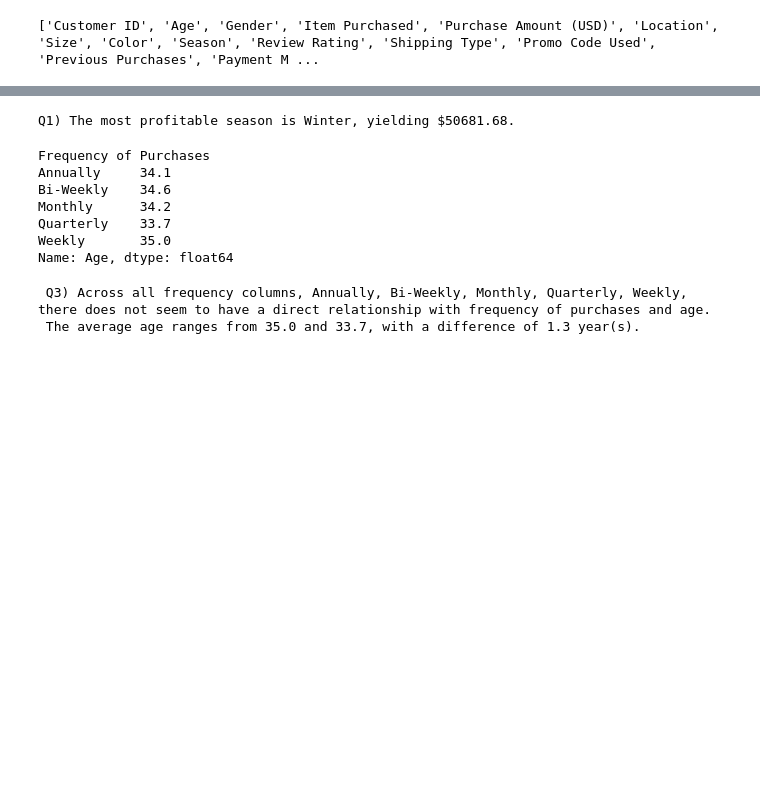
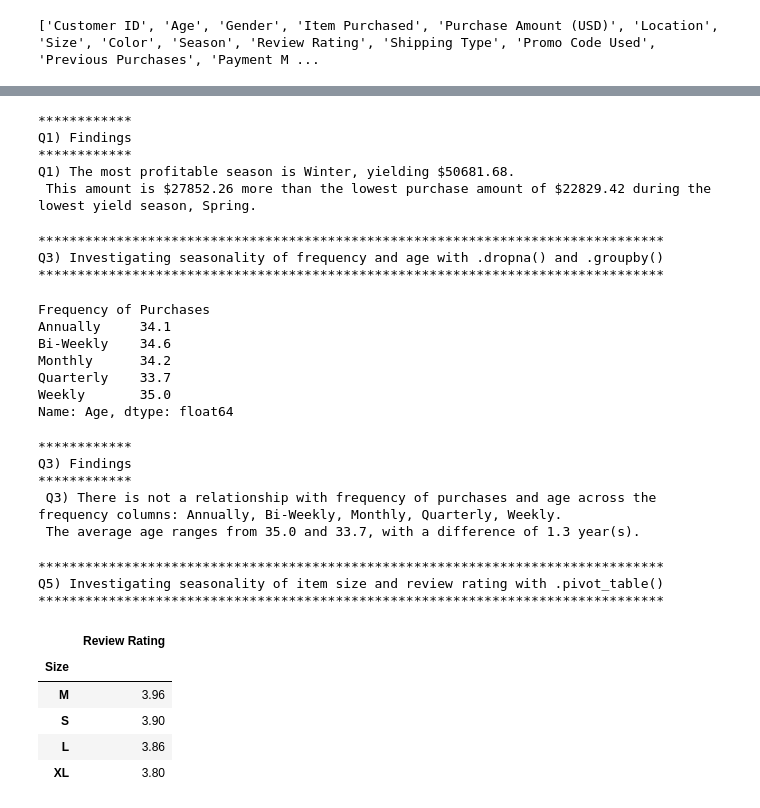
Before and after one commit to tiffanynwilliams/tkh_tlabs, a Jupyter notebook: TLAB_4/shopping-behavior/exploration.ipynb, the cells around one changed output, grey strips where cells are left out. Saved outputs shown, nothing was run; the diff lists cells and outputs as text; code cells hidden in the pictures; blank space fills up the shorter version.

```diff
--- a/TLAB_4/shopping-behavior/exploration.ipynb
+++ b/TLAB_4/shopping-behavior/exploration.ipynb
@@ -28,28 +49,48 @@ round(shopping_data.groupby('Season')['Purchase Amount (USD)'].sum().sort_values
 # %%
-# Q1) type findings using f strings
+print("*"* 12)
+print("Q1) Findings")
+print("*"* 12)
+season_sum = round(shopping_data.groupby('Season')['Purchase Amount (USD)'].sum(),2)
 
-season_sum = round(shopping_data.groupby('Season')['Purchase Amount (USD)'].sum(),2)
-season_max = season_sum.idxmax() # assignment of season based on highest USD total
+season_max = season_sum.idxmax() # assignment of highest season based on highest USD total
+season_min = season_sum.idxmin() # assignment of lowest season based on highest USD total
+
 amount_max = season_sum.max()  # total USD of highest season
+amount_min = season_sum.min()   # total USD of lowest season
+diff_usd = round(amount_max - amount_min, 2)
 
-print(f'Q1) The most profitable season is {season_max}, yielding ${amount_max}.')
+print(
+    f"Q1) The most profitable season is {season_max}, yielding ${amount_max}."
+    f"\n This amount is ${diff_usd} more than the lowest purchase amount of ${amount_min} during the lowest yield season of {season_min}.")
 # %% [output]
+************
+Q1) Findings
+************
 Q1) The most profitable season is Winter, yielding $50681.68.
+ This amount is $27852.26 more than the lowest purchase amount of $22829.42 during the lowest yield season, Spring.
 # %%
-# Q3) investigate with .dropna() on specific column and .groupby()
+print("*"*80)
+print("Q3) Investigating seasonality of frequency and age with .dropna() and .groupby()")
+print("*"*80)
+
 age_freq = round(shopping_data.dropna(subset=['Frequency of Purchases']).groupby('Frequency of Purchases')['Age'].mean(),1)
 age_freq
 # %% [output]
-Frequency of Purchases
-Annually     34.1
-Bi-Weekly    34.6
-Monthly      34.2
-Quarterly    33.7
-Weekly       35.0
-Name: Age, dtype: float64
+********************************************************************************
+Q3) Investigating seasonality of frequency and age with .dropna() and .groupby()
+********************************************************************************
+Frequency of Purchases
+Annually     34.1
+Bi-Weekly    34.6
+Monthly      34.2
+Quarterly    33.7
+Weekly       35.0
+Name: Age, dtype: float64
 # %%
-# Q3) explanation
-# variables to relating to desc. statistics
+print("*"* 12)
+print("Q3) Findings")
+print("*"* 12)
+
 age_min = age_freq.min()
 age_max = age_freq.max()
 diff_age = round(age_max - age_min, 2)
@@ -57,13 +98,28 @@ diff_age = round(age_max - age_min, 2)
 # add the commas to the list of column names
 freq_cols = ', '.join(age_freq.index.tolist())
 print(
-    f" Q3) Across all frequency columns, {freq_cols}, there does not seem to have a direct relationship with frequency of purchases and age."
+    f" Q3) There is not a relationship with frequency of purchases and age across the frequency columns: {freq_cols}."
     f"\n The average age ranges from {age_max} and {age_min}, with a difference of {diff_age} year(s).")
 # %% [output]
- Q3) Across all frequency columns, Annually, Bi-Weekly, Monthly, Quarterly, Weekly, there does not seem to have a direct relationship with frequency of purchases and age.
+************
+Q3) Findings
+************
+ Q3) There is not a relationship with frequency of purchases and age across the frequency columns: Annually, Bi-Weekly, Monthly, Quarterly, Weekly.
  The average age ranges from 35.0 and 33.7, with a difference of 1.3 year(s).
 # %%
-# Q5) investigate with .pivot_table()
-# "Q5) Of the most popular sizes purchased overall, which has yields the highest reviews?\n"
+print("*"*80)
+print("Q5) Investigating seasonality of item size and review rating with .pivot_table()")
+print("*"*80)# "Q5) Of the most popular sizes purchased overall, which  yields the highest reviews?\n"
 
-#shopping_data.pivot_table(values='Purchase Amount (USD)', index='Season', aggfunc= 'sum').sort_values('Purchase Amount (USD)', ascending=False)
+size_cols = round(shopping_data.dropna(subset=['Review Rating']).pivot_table(values='Review Rating', index='Size', aggfunc= 'mean').sort_values('Review Rating', ascending=False), 2)
+size_cols
+# %% [output]
+********************************************************************************
+Q5) Investigating seasonality of item size and review rating with .pivot_table()
+********************************************************************************
+|  | Review Rating |
+| Size |  |
+| M | 3.96 |
+| S | 3.90 |
+| L | 3.86 |
+| XL | 3.80 |
```
Also changed, not shown: parts of 5 cells of this notebook, 17 other files.
